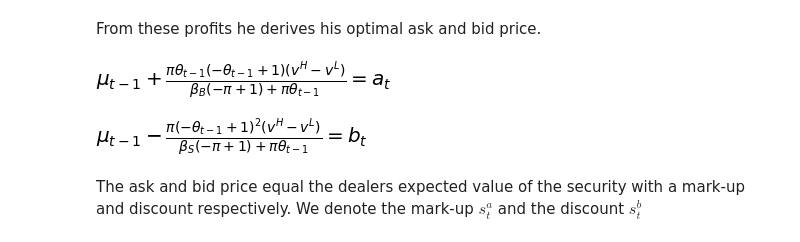
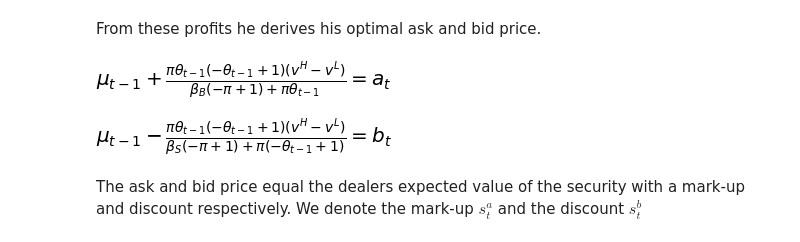
Before and after one commit to NumEconCopenhagen/projects-2019-nokiasnake, a Jupyter notebook: modelproject/modelproject.ipynb, the cells around one changed output. Saved outputs shown, nothing was run; the diff lists cells and outputs as text; code cells hidden in the pictures.

```diff
--- a/modelproject/modelproject.ipynb
+++ b/modelproject/modelproject.ipynb
@@ -80,9 +85,9 @@ sm.Eq(mu_t1+(pi*theta_t1*(1-theta_t1))/(pi*theta_t1+(1-pi)*beta_b)*(v_h-v_l), a_
 # %% [output]
 [figure]
 # %%
-sm.Eq(mu_t1-(pi*(1-theta_t1)*(1-theta_t1))/(pi*theta_t1+(1-pi)*beta_s)*(v_h-v_l),b_t)
+sm.Eq(mu_t1-(pi*theta_t1*(1-theta_t1))/(pi*(1-theta_t1)+(1-pi)*beta_s)*(v_h-v_l),b_t)
 # %% [output]
-[figure, old version]
+[figure, new version]
 # %% [markdown]
 The ask and bid price equal the dealers expected value of the security with a mark-up and discount respectively. We denote the mark-up $s_t^a$ and the discount $s_t^b$
 # %%
```
Also changed, not shown: parts of 25 cells of this notebook, 2 other files.
